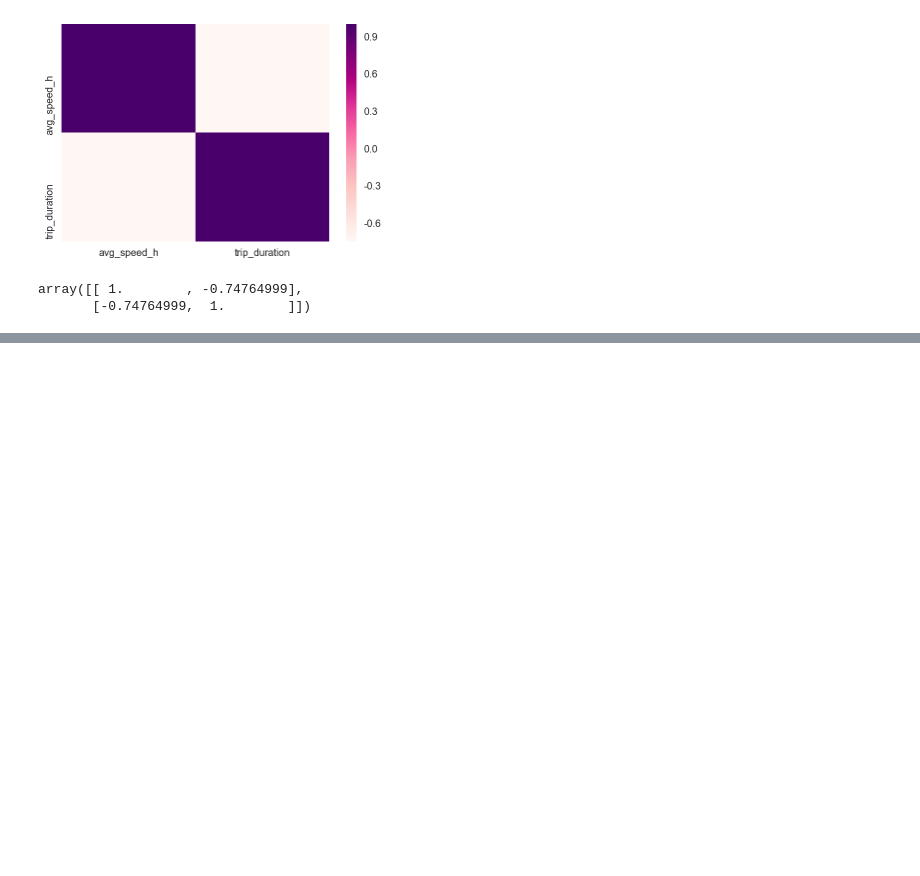
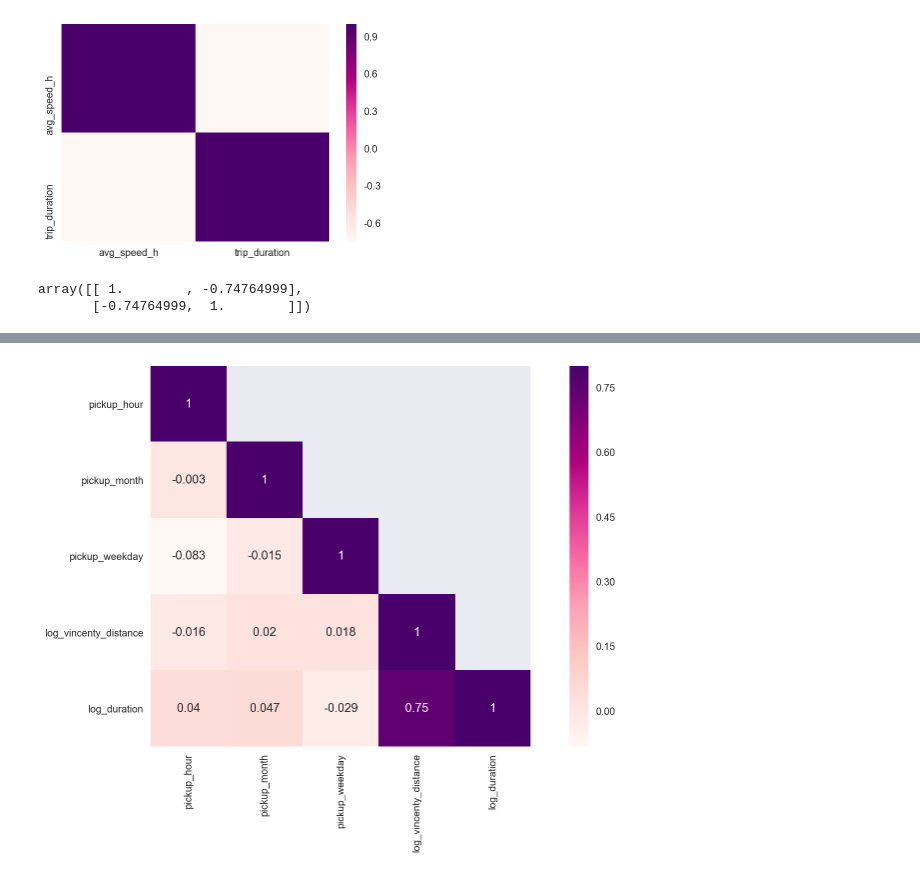
Before and after one commit to novdov/dss7b5-nyctaxi, a Jupyter notebook: KSW/EDA_KSW.ipynb, the cells around one changed output, grey strips where cells are left out. Drawn from its saved outputs; the diff is of its cells as text; code cells hidden in the pictures; blank space fills up the shorter version.

```diff
--- a/KSW/EDA_KSW.ipynb
+++ b/KSW/EDA_KSW.ipynb
@@ -687,3 +689,7 @@ np.corrcoef(train_hour.avg_speed_h, train_hour.trip_duration)
 # %% [output]
 array([[ 1.        , -0.74764999],
        [-0.74764999,  1.        ]])
+# %%
+corr_matt = train[["pickup_datetime", "pickup_hour",
+                   "pickup_month", "pickup_weekday",
+                   "log_vincenty_distance", "log_duration"]]
@@ -689,0 +705,5 @@ array([[ 1.        , -0.74764999],
+# %%
+corr_matt = corr_matt.corr()
+
+mask = np.array(corr_matt)
+mask[np.tril_indices_from(mask)] = False
@@ -689,0 +719,7 @@ array([[ 1.        , -0.74764999],
+# %%
+fig, ax = plt.subplots()
+fig.set_size_inches(14, 7)
+sns.heatmap(corr_matt, mask=mask, vmax=.8, annot=True, square=True, cmap="RdPu")
+plt.show()
+# %% [output]
+[figure, added]
```
Also changed, not shown: parts of 6 cells of this notebook.
